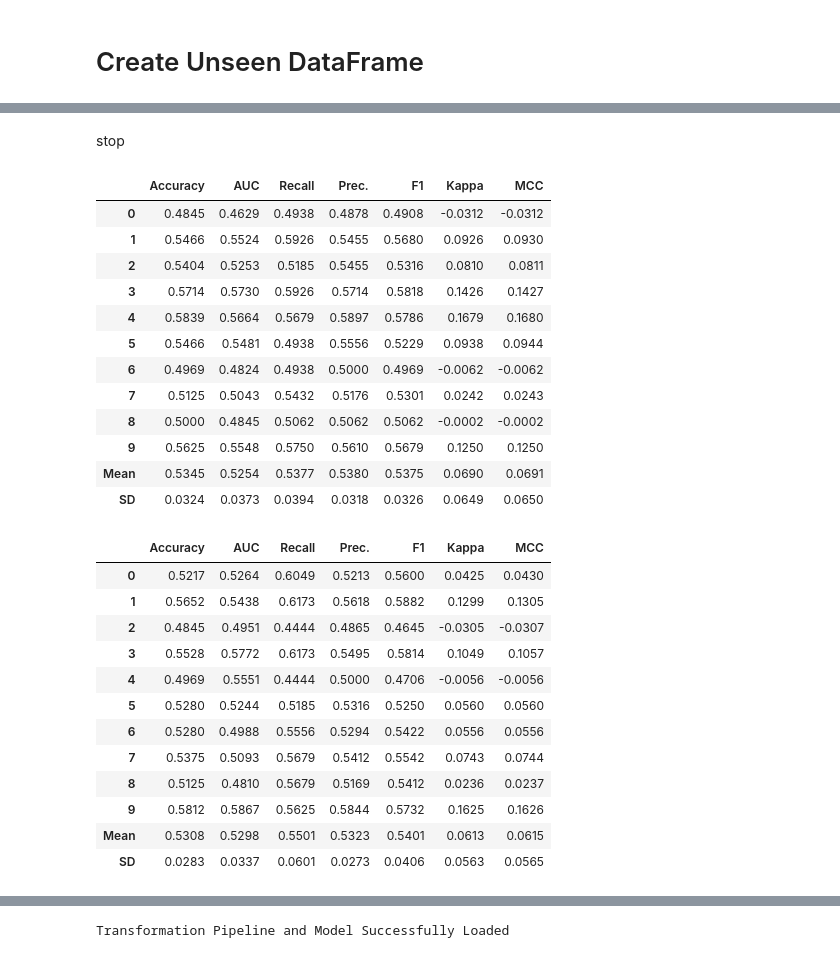
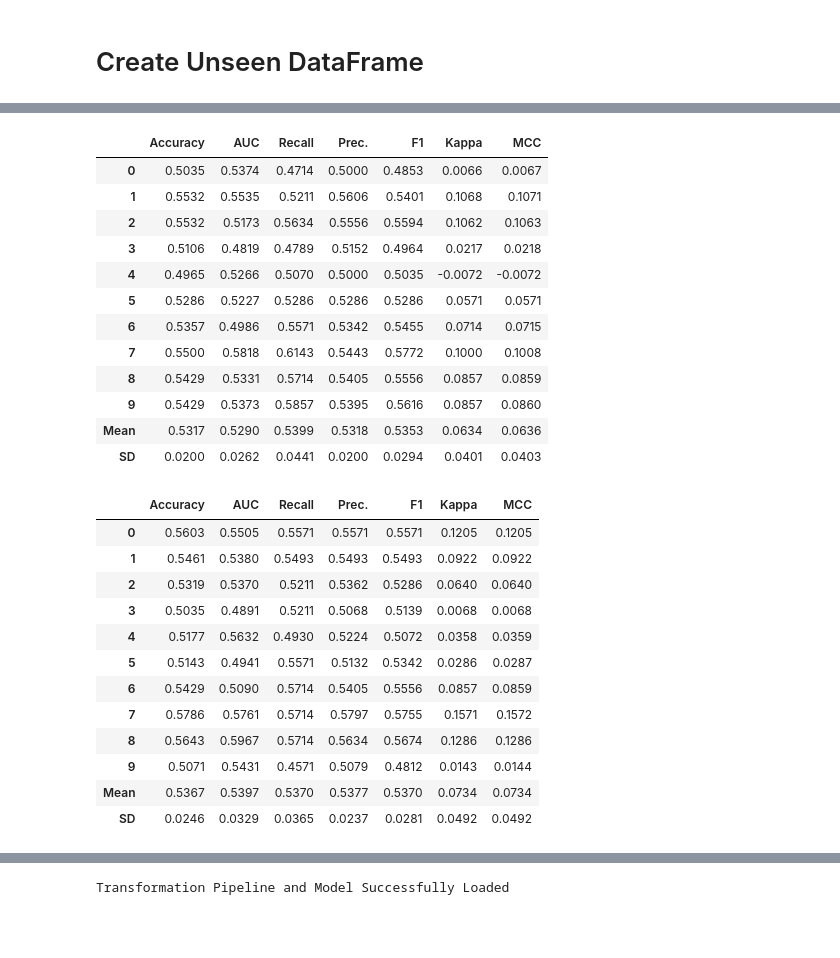
Before and after one commit to Forexience/Forexience, a Jupyter notebook: Testing_Pipeline/Back_Test_Binary_Classification.ipynb, the cells around one changed output, grey strips where cells are left out. Cells and saved outputs as stored; diff of their text form; code cells hidden in the pictures; blank space fills up the shorter version.

```diff
--- a/Testing_Pipeline/Back_Test_Binary_Classification.ipynb
+++ b/Testing_Pipeline/Back_Test_Binary_Classification.ipynb
@@ -7,2 +10,21 @@ from pycaret.classification import *
 import warnings
 warnings.filterwarnings('ignore')
+# %%
+with open ('back_test_pipeline_settings.yaml') as ymlfile:
+    cfg = yaml.safe_load(ymlfile)
+    pair = cfg['currency']['pair_1']
+    dt = cfg['model']['dt']
+    et = cfg['model']['et']
+    knn = cfg['model']['knn']
+    rf = cfg['model']['rf']
+    ada = cfg['model']['ada']
+    gbc = cfg['model']['gbc']
+    svm = cfg['model']['svm']
+    lightgbm = cfg['model']['lightgbm']
+    lr = cfg['model']['lr']
+    ridge = cfg['model']['ridge']
+    lda = cfg['model']['lda']
+    qda = cfg['model']['qda']
+    nb = cfg['model']['nb']
+    frac = cfg['model']['frac']
+    random_state = cfg['model']['random_state']
@@ -126,37 +152,37 @@ KNeighborsClassifier(algorithm='auto', leaf_size=30, metric='minkowski',
-# %% [markdown]
-stop
+# %%
+best_model = lightgbm
 # %%
-MODEL = create_model('knn')
+MODEL = create_model(best_model)
 # %% [output]
 |  | Accuracy | AUC | Recall | Prec. | F1 | Kappa | MCC |
-| 0 | 0.4845 | 0.4629 | 0.4938 | 0.4878 | 0.4908 | -0.0312 | -0.0312 |
-| 1 | 0.5466 | 0.5524 | 0.5926 | 0.5455 | 0.5680 | 0.0926 | 0.0930 |
-| 2 | 0.5404 | 0.5253 | 0.5185 | 0.5455 | 0.5316 | 0.0810 | 0.0811 |
-| 3 | 0.5714 | 0.5730 | 0.5926 | 0.5714 | 0.5818 | 0.1426 | 0.1427 |
-| 4 | 0.5839 | 0.5664 | 0.5679 | 0.5897 | 0.5786 | 0.1679 | 0.1680 |
-| 5 | 0.5466 | 0.5481 | 0.4938 | 0.5556 | 0.5229 | 0.0938 | 0.0944 |
-| 6 | 0.4969 | 0.4824 | 0.4938 | 0.5000 | 0.4969 | -0.0062 | -0.0062 |
-| 7 | 0.5125 | 0.5043 | 0.5432 | 0.5176 | 0.5301 | 0.0242 | 0.0243 |
-| 8 | 0.5000 | 0.4845 | 0.5062 | 0.5062 | 0.5062 | -0.0002 | -0.0002 |
-| 9 | 0.5625 | 0.5548 | 0.5750 | 0.5610 | 0.5679 | 0.1250 | 0.1250 |
-| Mean | 0.5345 | 0.5254 | 0.5377 | 0.5380 | 0.5375 | 0.0690 | 0.0691 |
-| SD | 0.0324 | 0.0373 | 0.0394 | 0.0318 | 0.0326 | 0.0649 | 0.0650 |
+| 0 | 0.5035 | 0.5374 | 0.4714 | 0.5000 | 0.4853 | 0.0066 | 0.0067 |
+| 1 | 0.5532 | 0.5535 | 0.5211 | 0.5606 | 0.5401 | 0.1068 | 0.1071 |
+| 2 | 0.5532 | 0.5173 | 0.5634 | 0.5556 | 0.5594 | 0.1062 | 0.1063 |
+| 3 | 0.5106 | 0.4819 | 0.4789 | 0.5152 | 0.4964 | 0.0217 | 0.0218 |
+| 4 | 0.4965 | 0.5266 | 0.5070 | 0.5000 | 0.5035 | -0.0072 | -0.0072 |
+| 5 | 0.5286 | 0.5227 | 0.5286 | 0.5286 | 0.5286 | 0.0571 | 0.0571 |
+| 6 | 0.5357 | 0.4986 | 0.5571 | 0.5342 | 0.5455 | 0.0714 | 0.0715 |
+| 7 | 0.5500 | 0.5818 | 0.6143 | 0.5443 | 0.5772 | 0.1000 | 0.1008 |
+| 8 | 0.5429 | 0.5331 | 0.5714 | 0.5405 | 0.5556 | 0.0857 | 0.0859 |
+| 9 | 0.5429 | 0.5373 | 0.5857 | 0.5395 | 0.5616 | 0.0857 | 0.0860 |
+| Mean | 0.5317 | 0.5290 | 0.5399 | 0.5318 | 0.5353 | 0.0634 | 0.0636 |
+| SD | 0.0200 | 0.0262 | 0.0441 | 0.0200 | 0.0294 | 0.0401 | 0.0403 |
 # %%
 TUNED_MODEL = tune_model(MODEL)
 # %% [output]
 |  | Accuracy | AUC | Recall | Prec. | F1 | Kappa | MCC |
-| 0 | 0.5217 | 0.5264 | 0.6049 | 0.5213 | 0.5600 | 0.0425 | 0.0430 |
-| 1 | 0.5652 | 0.5438 | 0.6173 | 0.5618 | 0.5882 | 0.1299 | 0.1305 |
-| 2 | 0.4845 | 0.4951 | 0.4444 | 0.4865 | 0.4645 | -0.0305 | -0.0307 |
-| 3 | 0.5528 | 0.5772 | 0.6173 | 0.5495 | 0.5814 | 0.1049 | 0.1057 |
-| 4 | 0.4969 | 0.5551 | 0.4444 | 0.5000 | 0.4706 | -0.0056 | -0.0056 |
-| 5 | 0.5280 | 0.5244 | 0.5185 | 0.5316 | 0.5250 | 0.0560 | 0.0560 |
-| 6 | 0.5280 | 0.4988 | 0.5556 | 0.5294 | 0.5422 | 0.0556 | 0.0556 |
-| 7 | 0.5375 | 0.5093 | 0.5679 | 0.5412 | 0.5542 | 0.0743 | 0.0744 |
-| 8 | 0.5125 | 0.4810 | 0.5679 | 0.5169 | 0.5412 | 0.0236 | 0.0237 |
-| 9 | 0.5812 | 0.5867 | 0.5625 | 0.5844 | 0.5732 | 0.1625 | 0.1626 |
-| Mean | 0.5308 | 0.5298 | 0.5501 | 0.5323 | 0.5401 | 0.0613 | 0.0615 |
-| SD | 0.0283 | 0.0337 | 0.0601 | 0.0273 | 0.0406 | 0.0563 | 0.0565 |
+| 0 | 0.5603 | 0.5505 | 0.5571 | 0.5571 | 0.5571 | 0.1205 | 0.1205 |
+| 1 | 0.5461 | 0.5380 | 0.5493 | 0.5493 | 0.5493 | 0.0922 | 0.0922 |
+| 2 | 0.5319 | 0.5370 | 0.5211 | 0.5362 | 0.5286 | 0.0640 | 0.0640 |
+| 3 | 0.5035 | 0.4891 | 0.5211 | 0.5068 | 0.5139 | 0.0068 | 0.0068 |
+| 4 | 0.5177 | 0.5632 | 0.4930 | 0.5224 | 0.5072 | 0.0358 | 0.0359 |
+| 5 | 0.5143 | 0.4941 | 0.5571 | 0.5132 | 0.5342 | 0.0286 | 0.0287 |
+| 6 | 0.5429 | 0.5090 | 0.5714 | 0.5405 | 0.5556 | 0.0857 | 0.0859 |
+| 7 | 0.5786 | 0.5761 | 0.5714 | 0.5797 | 0.5755 | 0.1571 | 0.1572 |
+| 8 | 0.5643 | 0.5967 | 0.5714 | 0.5634 | 0.5674 | 0.1286 | 0.1286 |
+| 9 | 0.5071 | 0.5431 | 0.4571 | 0.5079 | 0.4812 | 0.0143 | 0.0144 |
+| Mean | 0.5367 | 0.5397 | 0.5370 | 0.5377 | 0.5370 | 0.0734 | 0.0734 |
+| SD | 0.0246 | 0.0329 | 0.0365 | 0.0237 | 0.0281 | 0.0492 | 0.0492 |
 # %%
 plot_model(TUNED_MODEL, plot = 'auc')
 # %% [output]
```
Also changed, not shown: parts of 26 cells of this notebook, 15 other files.
